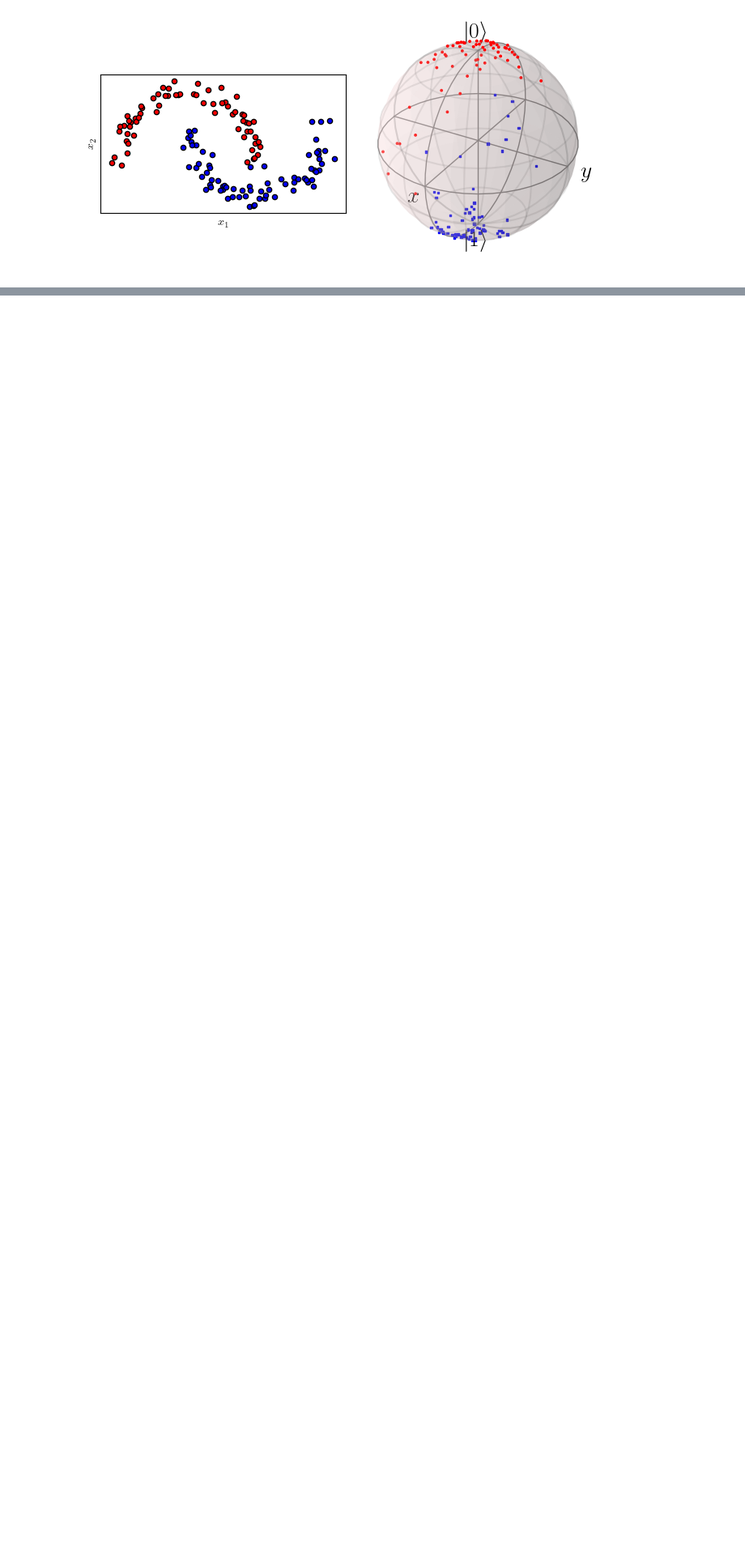
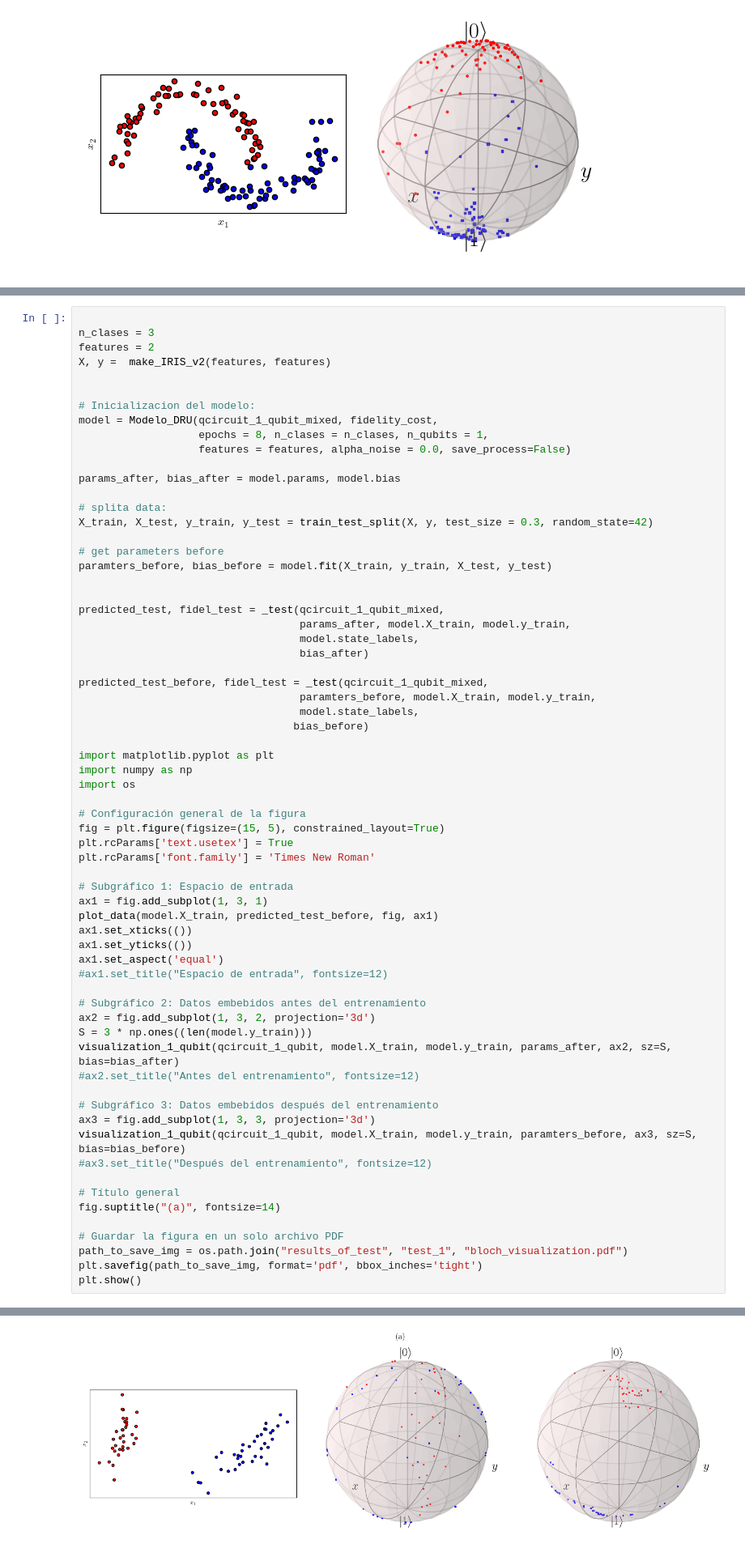
Before and after one commit to 6arlos6/QML_with_spins_using_DRU_algorithm, a Jupyter notebook: test_1_base_line_dru.ipynb, the cells around one changed output, grey strips where cells are left out. Shown at 81% size. Drawn from its saved outputs; the diff is of its cells as text; blank space fills up the shorter version.

```diff
--- a/test_1_base_line_dru.ipynb
+++ b/test_1_base_line_dru.ipynb
@@ -232,0 +235,67 @@ plt.show()
+# %%
+
+n_clases = 3
+features = 2
+X, y =  make_IRIS_v2(features, features)
+
+
+# Inicializacion del modelo:
+model = Modelo_DRU(qcircuit_1_qubit_mixed, fidelity_cost,
+                   epochs = 8, n_clases = n_clases, n_qubits = 1,
+                   features = features, alpha_noise = 0.0, save_process=False)
+
+params_after, bias_after = model.params, model.bias
+
+# splita data:
+X_train, X_test, y_train, y_test = train_test_split(X, y, test_size = 0.3, random_state=42)
+
+# get parameters before
+paramters_before, bias_before = model.fit(X_train, y_train, X_test, y_test)
+
+
+predicted_test, fidel_test = _test(qcircuit_1_qubit_mixed,
+                                   params_after, model.X_train, model.y_train,
+                                   model.state_labels,
+                                   bias_after)
+
+predicted_test_before, fidel_test = _test(qcircuit_1_qubit_mixed,
+                                   paramters_before, model.X_train, model.y_train,
+                                   model.state_labels,
+                                  bias_before)
+
+import matplotlib.pyplot as plt
+import numpy as np
+import os
+
+# Configuración general de la figura
+fig = plt.figure(figsize=(15, 5), constrained_layout=True)
+plt.rcParams['text.usetex'] = True
+plt.rcParams['font.family'] = 'Times New Roman'
+
+# Subgráfico 1: Espacio de entrada
+ax1 = fig.add_subplot(1, 3, 1)
+plot_data(model.X_train, predicted_test_before, fig, ax1)
+ax1.set_xticks(())
+ax1.set_yticks(())
+ax1.set_aspect('equal')
+#ax1.set_title("Espacio de entrada", fontsize=12)
+
+# Subgráfico 2: Datos embebidos antes del entrenamiento
+ax2 = fig.add_subplot(1, 3, 2, projection='3d')
+S = 3 * np.ones((len(model.y_train)))
+visualization_1_qubit(qcircuit_1_qubit, model.X_train, model.y_train, params_after, ax2, sz=S, bias=bias_after)
+#ax2.set_title("Antes del entrenamiento", fontsize=12)
+
+# Subgráfico 3: Datos embebidos después del entrenamiento
+ax3 = fig.add_subplot(1, 3, 3, projection='3d')
+visualization_1_qubit(qcircuit_1_qubit, model.X_train, model.y_train, paramters_before, ax3, sz=S, bias=bias_before)
+#ax3.set_title("Después del entrenamiento", fontsize=12)
+
+# Título general
+fig.suptitle("(a)", fontsize=14)
+
+# Guardar la figura en un solo archivo PDF
+path_to_save_img = os.path.join("results_of_test", "test_1", "bloch_visualization.pdf")
+plt.savefig(path_to_save_img, format='pdf', bbox_inches='tight')
+plt.show()
+# %% [output]
@@ -232,0 +304 @@ plt.show()
+[figure, added]
```
Also changed, not shown: parts of 12 cells of this notebook, 14 other files.
